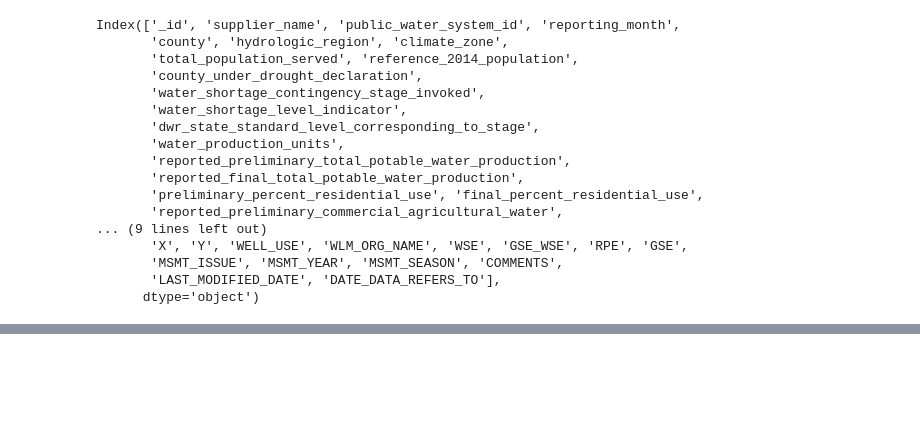
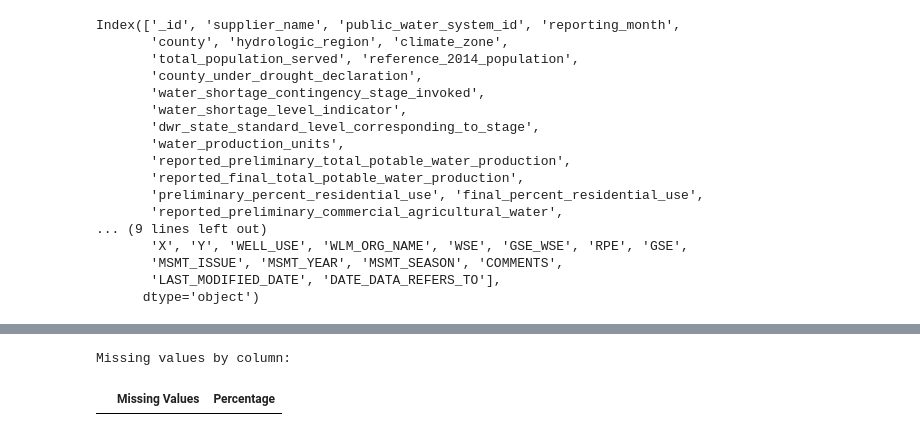
Before and after one commit to harneetdhillon2020/cmpe255_final_project, a Jupyter notebook: 255_project.ipynb, the cells around one changed output, grey strips where cells are left out. Drawn from its saved outputs; the diff is of its cells as text; code cells hidden in the pictures; blank space fills up the shorter version.

```diff
--- a/255_project.ipynb
+++ b/255_project.ipynb
@@ -150,0 +451,10 @@ Index(['_id', 'supplier_name', 'public_water_system_id', 'reporting_month',
+# %%
+missing_values = df_clean.isnull().sum()
+missing_percentage = (missing_values / len(df)) * 100
+missing_df = pd.DataFrame({'Missing Values': missing_values,
+                          'Percentage': missing_percentage})
+print("Missing values by column:")
+missing_df[missing_df['Missing Values'] > 0].sort_values('Missing Values', ascending=False)
+# %% [output]
+Missing values by column:
+|  | Missing Values | Percentage |
```
Also changed, not shown: parts of 31 cells of this notebook.
